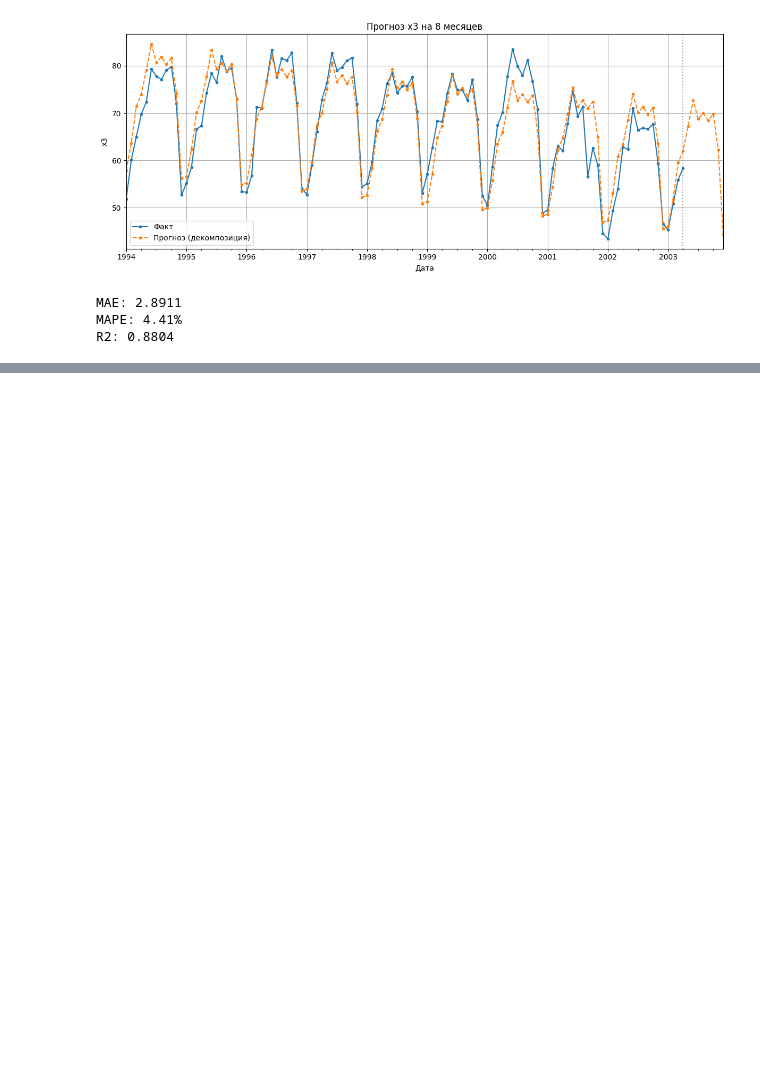
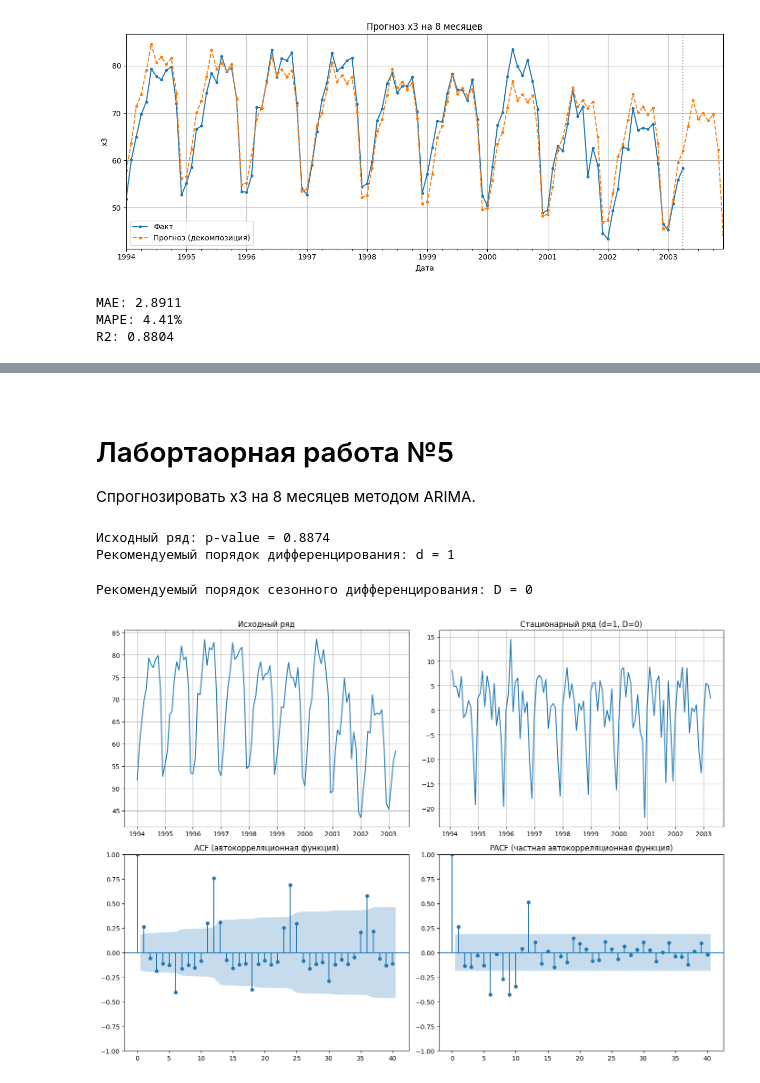
Before and after one commit to mshsvnv/ITMO_data_analysis, a Jupyter notebook: sem_02/lab_03/main.ipynb, the cells around one changed output, grey strips where cells are left out. Cells and saved outputs as stored; diff of their text form; code cells hidden in the pictures; blank space fills up the shorter version.

```diff
--- a/sem_02/lab_03/main.ipynb
+++ b/sem_02/lab_03/main.ipynb
@@ -302,0 +293,6 @@ plt.show()
+# %% [markdown]
+<!-- TODO -->
+# %% [markdown]
+# Лабортаорная работа №5
+
+Спрогнозировать x3 на 8 месяцев методом ARIMA.
@@ -302,0 +303,64 @@ plt.show()
+# %%
+current_series = y.dropna()
+d = 0
+result = adfuller(current_series)
+print(f'Исходный ряд: p-value = {result[1]:.4f}')
+
+while result[1] > 0.05 and d < 2:
+    current_series = current_series.diff().dropna()
+    result = adfuller(current_series)
+    d += 1
+
+print(f'Рекомендуемый порядок дифференцирования: d = {d}\n')
+# %% [output]
+Исходный ряд: p-value = 0.8874
+Рекомендуемый порядок дифференцирования: d = 1
+# %%
+if d > 0:
+    seasonal_series = y.diff(d).dropna()
+else:
+    seasonal_series = y.dropna()
+
+D = 0
+
+result = adfuller(seasonal_series)
+
+while result[1] > 0.05 and D < 2:
+    seasonal_series = seasonal_series.diff(12).dropna()
+    result = adfuller(seasonal_series)
+    D += 1
+
+print(f'Рекомендуемый порядок сезонного дифференцирования: D = {D}')
+# %% [output]
+Рекомендуемый порядок сезонного дифференцирования: D = 0
+# %%
+y_stationary = seasonal_series
+
+if D == 0 and d > 0:
+    y_stationary = y.diff(d).dropna()
+
+# Строим графики ACF и PACF
+fig, axes = plt.subplots(2, 2, figsize=(14, 10))
+
+# Исходный ряд
+axes[0, 0].plot(y)
+axes[0, 0].set_title('Исходный ряд')
+axes[0, 0].grid(True)
+
+# Стационарный ряд
+axes[0, 1].plot(y_stationary)
+axes[0, 1].set_title(f'Стационарный ряд (d={d}, D={D})')
+axes[0, 1].grid(True)
+
+# ACF
+plot_acf(y_stationary, ax=axes[1, 0], lags=40)
+axes[1, 0].set_title('ACF (автокорреляционная функция)')
+
+# PACF
+plot_pacf(y_stationary, ax=axes[1, 1], lags=40, method='ywm')
+axes[1, 1].set_title('PACF (частная автокорреляционная функция)')
+
+plt.tight_layout()
+plt.show()
+# %% [output]
+[figure, added]
```
Also changed, not shown: parts of 17 cells of this notebook.
